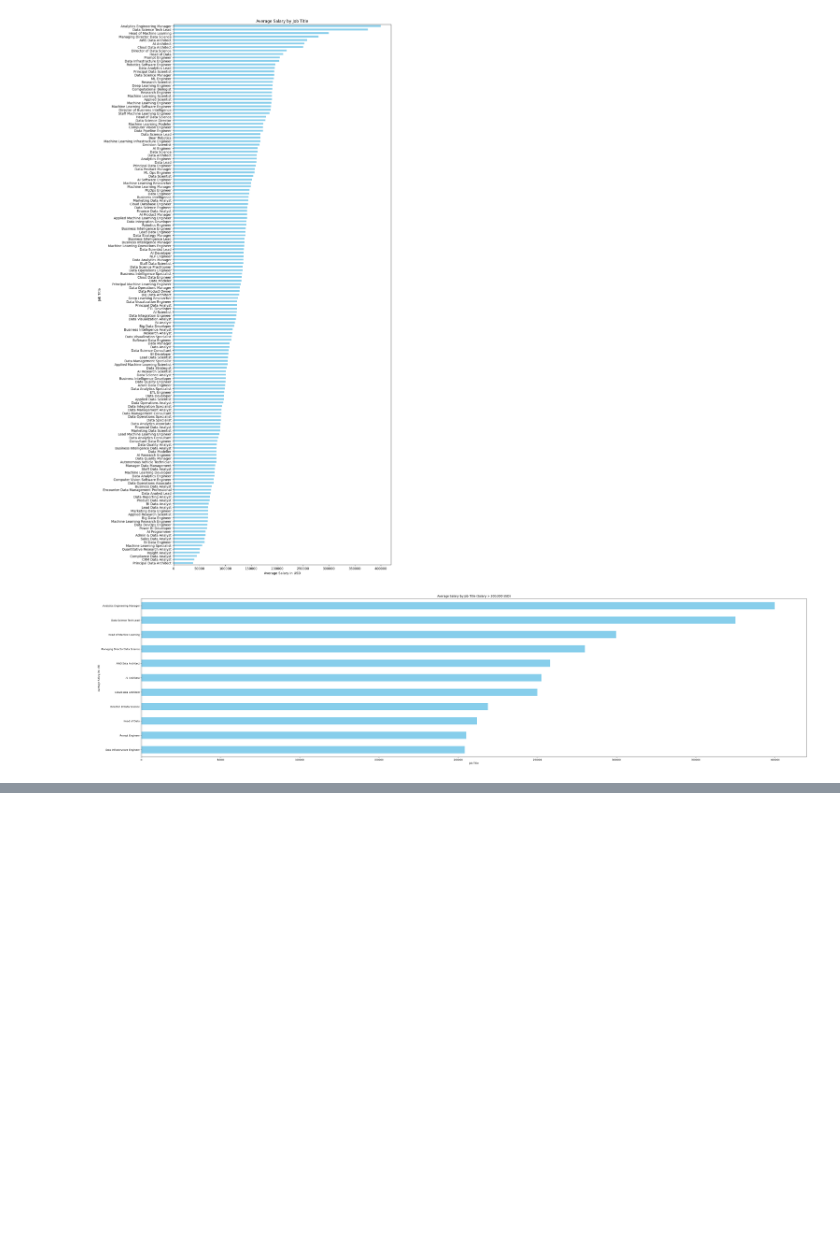
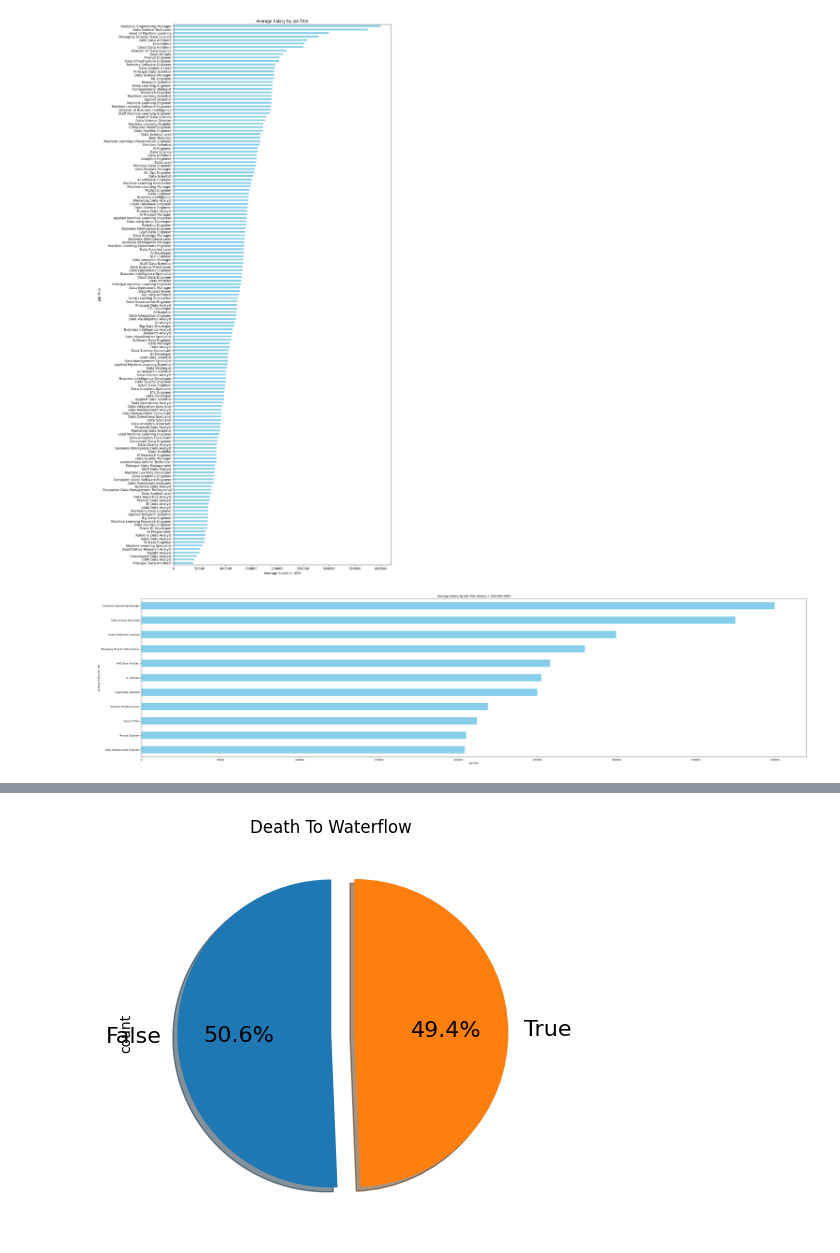
Before and after one commit to Lucvds99/Computer-Vision-Machine-Learning, a Jupyter notebook: MachineLearning/Practicum4/opdarcht2.ipynb, the cells around one changed output, grey strips where cells are left out. Cells and saved outputs as stored; diff of their text form; code cells hidden in the pictures; blank space fills up the shorter version.

```diff
--- a/MachineLearning/Practicum4/opdarcht2.ipynb
+++ b/MachineLearning/Practicum4/opdarcht2.ipynb
@@ -93,0 +232,11 @@ df.head()
+# %%
+pieWaterflow.plot(kind='pie',
+               figsize=(5, 5),
+               explode=[0, 0.15],
+               autopct='%1.1f%%',
+               shadow=True,
+               startangle=90,
+               fontsize=16,
+               title='Death To Waterflow');
+# %% [output]
+[figure, added]
```
Also changed, not shown: parts of 22 cells of this notebook, 1 other file.
